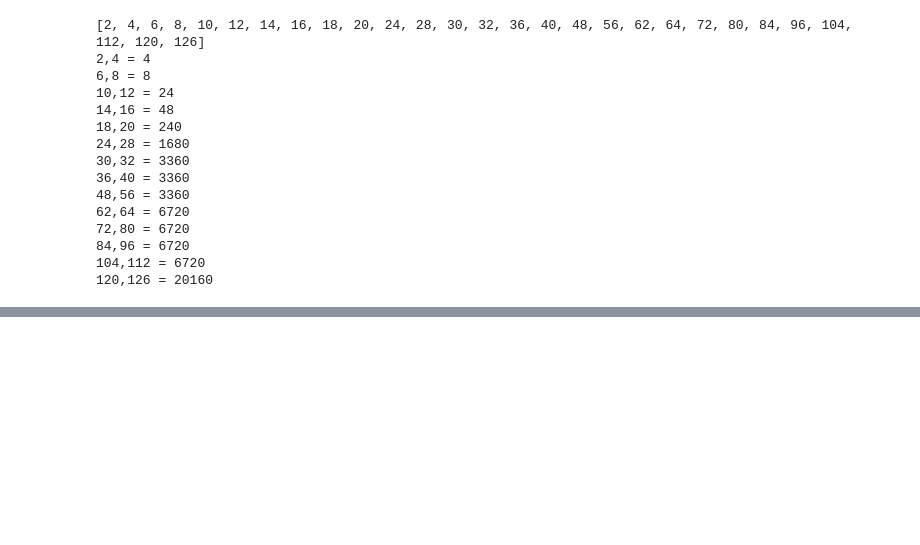
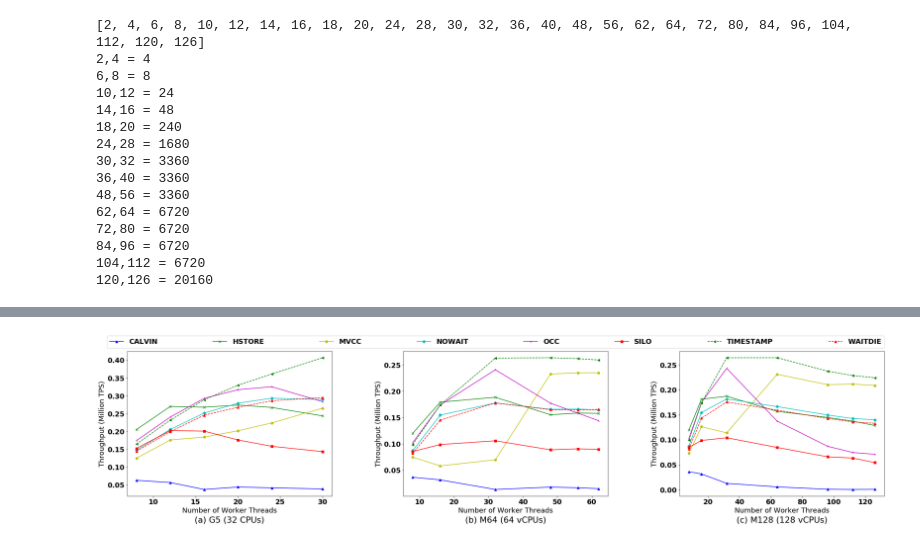
Before and after one commit to qadahtm/deneva, a Jupyter notebook: pynb/QueCC.ipynb, the cells around one changed output, grey strips where cells are left out. Saved outputs shown, nothing was run; the diff lists cells and outputs as text; code cells hidden in the pictures; blank space fills up the shorter version.

Commit message:
Removed Abort thread from other CCs; Fixed issue with timing; working on resolving issue with YCSB on QueCC

```diff
--- a/pynb/QueCC.ipynb
+++ b/pynb/QueCC.ipynb
@@ -2038,3 +2021,99 @@ for i in it:
 84,96 = 6720
 104,112 = 6720
 120,126 = 20160
+# %%
+import matplotlib.ticker as ticker
+agg_req_normal = {'tput':'mean','phys_mem_usage':'mean'}
+agg_req = agg_req_normal
+us = 1000000
+
+tpcc_G32_set1 = "/Users/qadahtm/Dev/halstead/deneva_project/deneva/exp_results/tpcc_mix50_mpr10_set1_GS32"
+tpcc_G32_set2 = "/Users/qadahtm/Dev/halstead/deneva_project/deneva/exp_results/tpcc_mix50_mpr10_set2_GS32"
+df_tpcc_G32 = pd.concat([pd.DataFrame(parse_directory(tpcc_G32_set1)), pd.DataFrame(parse_directory(tpcc_G32_set2))])
+del df_tpcc_G32['commit_strategy']
+df_tpcc_G32['vm'] = 32
+
+tpcc_M64_set1 = "/Users/qadahtm/Dev/halstead/deneva_project/deneva/exp_results/tpcc_mix50_mpr10_set1_M64"
+tpcc_M64_set2 = "/Users/qadahtm/Dev/halstead/deneva_project/deneva/exp_results/tpcc_mix50_mpr10_set2_M64"
+df_tpcc_M64 = pd.concat([pd.DataFrame(parse_directory(tpcc_M64_set1)), pd.DataFrame(parse_directory(tpcc_M64_set2))])
+del df_tpcc_M64['commit_strategy']
+df_tpcc_M64['vm'] = 64
+
+tpcc_M128_set1 = "/Users/qadahtm/Dev/halstead/deneva_project/deneva/exp_results/tpcc_mix50_mpr10_set1_M128"
+tpcc_M128_set2 = "/Users/qadahtm/Dev/halstead/deneva_project/deneva/exp_results/tpcc_mix50_mpr10_set2_M128"
+df_tpcc_M128 = pd.concat([pd.DataFrame(parse_directory(tpcc_M128_set1)), pd.DataFrame(parse_directory(tpcc_M128_set2))])
+del df_tpcc_M128['commit_strategy']
+df_tpcc_M128['vm'] = 128
+
+combined = pd.concat([df_tpcc_G32,df_tpcc_M64,df_tpcc_M128])
+
+grouped_f = combined.groupby(['cc_alg','vm','worker_cnt','pt_cnt']).agg(agg_req)
+
+
+pd.options.display.float_format = '{:,.2f}'.format
+
+ls = ['b^-', 'gx-', 'yo-', 'cD-', 'm2-', 'rs-', 'g<--', 'r^--', 'g^--', 'c^-', 'm^-', 'y^--' ]
+plt.figure(figsize=(32,6.2))
+
+algs = list(grouped_f.index.levels[0])
+# print(grouped_f.index)
+# grouped_f.reindex(['GS32', 'M64', 'M128'])
+ztheta = list(grouped_f.index.levels[1])
+# print(ztheta)
+pc =0
+# print(algs)
+# print(ztheta)
+doplot = True
+for t in ztheta:
+    doplot = False
+    line_labels = []
+    line_yvals = []
+    line_xvals = []
+    line_theta = []
+    for a in algs:
+#         ll = '{}-{}'.format(a,t)
+        ll = a
+#         print(ll)
+#         print(t)
+        line_labels.append(ll)
+        yvals = list(grouped_f.loc[a,t]['tput'])
+        yvals_s = list( map(lambda x : x/us, yvals))
+        xvals = list(grouped_f.loc[a,t].index.get_level_values(0))
+#         print(yvals)
+#         print(xvals)
+        line_yvals.append(yvals_s)
+        line_xvals.append(xvals)
+        line_theta.append(t)
+
+    doplot = True
+
+    if doplot:
+        pc = pc + 1
+        plti = 130 + pc
+        print(plti)
+    #     print(len(line_yvals))
+        title_y_offset = -0.2
+        ax = plt.subplot(plti)
+#         ax = plt.subplot() # single plot
+        if t == 32:
+            ax.set_title("(a) G5 (32 CPUs)", y=title_y_offset)
+        elif t == 64:
+            ax.set_title("(b) M64 (64 vCPUs)".format(t), y=title_y_offset)
+        else:
+            ax.set_title("(c) M128 (128 vCPUs)".format(t), y=title_y_offset)
+        for i in range(len(line_yvals)):
+            ls_tmp = ls[i]
+
+            ax.plot(line_xvals[i],line_yvals[i], ls_tmp, label=line_labels[i])
+            ax.yaxis.set_major_formatter(ticker.FormatStrFormatter('%4.2f'))
+            ax.set_ylabel('Throughput (Million TPS)')
+            # ax.set_xlabel('Zipfian Theta')
+            ax.set_xlabel('Number of Worker Threads')
+
+plt.legend(bbox_to_anchor=(-2.8, 1.02, 3.8, .102),
+           loc=8,ncol=8, mode="expand", borderaxespad=0.)
+plt.subplots_adjust(top=0.92, bottom=0.08, left=0.10, right=0.95, hspace=0.25,
+                    wspace=0.35)
+
+# grouped_f
+# %% [output]
@@ -2040,0 +2123 @@ for i in it:
+[figure, added]
```
Also changed, not shown: parts of 3 cells of this notebook, 16 other files.
